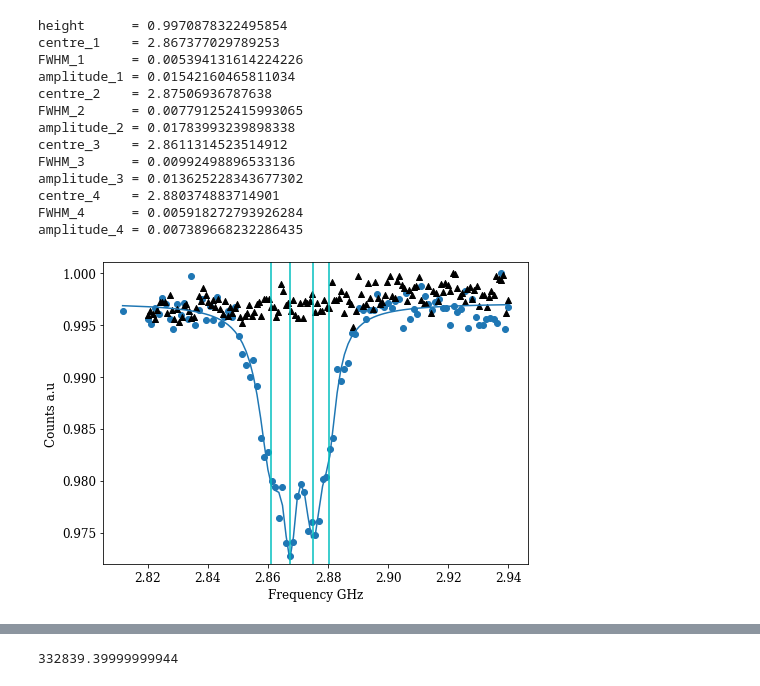
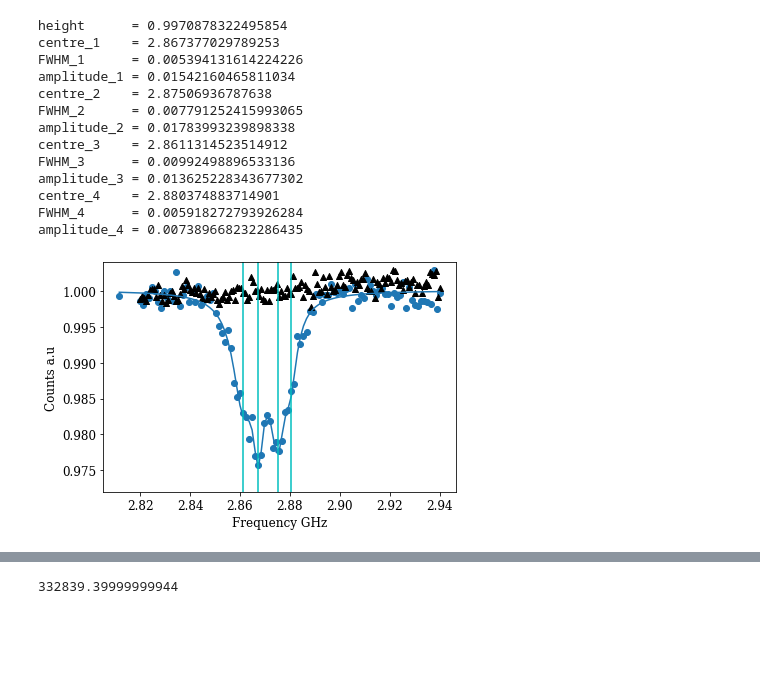
Before and after one commit to Lyra-Cronin/Thesis-Python, a Jupyter notebook: Graphing.ipynb, the cells around one changed output, grey strips where cells are left out. Saved outputs shown, nothing was run; the diff lists cells and outputs as text; code cells hidden in the pictures; blank space fills up the shorter version.

```diff
--- a/Graphing.ipynb
+++ b/Graphing.ipynb
@@ -71,37 +53,37 @@ amplitude_4 = 0.007389668232286435
 # %%
 plt.rc('font', family='serif')
 plt.rc('ytick', labelsize='12')
 plt.rc('xtick', labelsize='12')
 
-fig = plt.figure(figsize=(7,5))
+fig = plt.figure(figsize=(6,4))
 ax = fig.add_subplot(111)
 #ax1 = fig.add_subplot(122)
 
-ax.scatter(frequencies, counts)
-ax.plot(frequencies, four_lorentzian_dip(frequencies, *popt))
+ax.scatter(frequencies, counts+0.003)
+ax.scatter(frequencies1, counts1+0.003, color='k', marker='^')
+ax.plot(frequencies, four_lorentzian_dip(frequencies, *popt)+0.003)
 ax.axvline(x=2.86737703, color='c')
 ax.axvline(x=2.87506937, color='c')
 ax.axvline(x=2.86113145, color='c')
 ax.axvline(x=2.88037488, color='c')
 '''
 ax.axvline(x=2.86737703, ymin=0.03, ymax=0.9, color='c')
 ax.axvline(x=2.87506937, ymin=0.09, ymax=0.9, color='c')
 ax.axvline(x=2.86113145, ymin=0.26, ymax=0.9, color='c')
 ax.axvline(x=2.88037488, ymin=0.36, ymax=0.9, color='c')
 '''
-plt.ylim(0.972, 1.001)
+plt.ylim(0.972, 1.004)
 ax.set_ylabel('Counts a.u', fontsize=12)
 ax.set_xlabel('Frequency GHz', fontsize=12)
 #ax1.set_ylabel('Counts a.u', fontsize=12)
 #ax1.set_xlabel('Frequency GHz', fontsize=12)
 
-ax.scatter(frequencies1, counts1, color='k', marker='^')
 
 plt.tight_layout()
 
 plt.savefig('/Users/lyracronin/Dropbox/Apps/Overleaf/mqthesis-master/figures/cavity_automation_contrast.pdf')
 # %% [output]
-[figure, old version]
+[figure, new version]
 # %%
 popt, pcov = curve_fit(lorentzian_dip, frequencies, counts, p0=[2.87,  0.001, 1000, 950000])
 print(popt)
```
Also changed, not shown: parts of 19 cells of this notebook, 3 other files.
